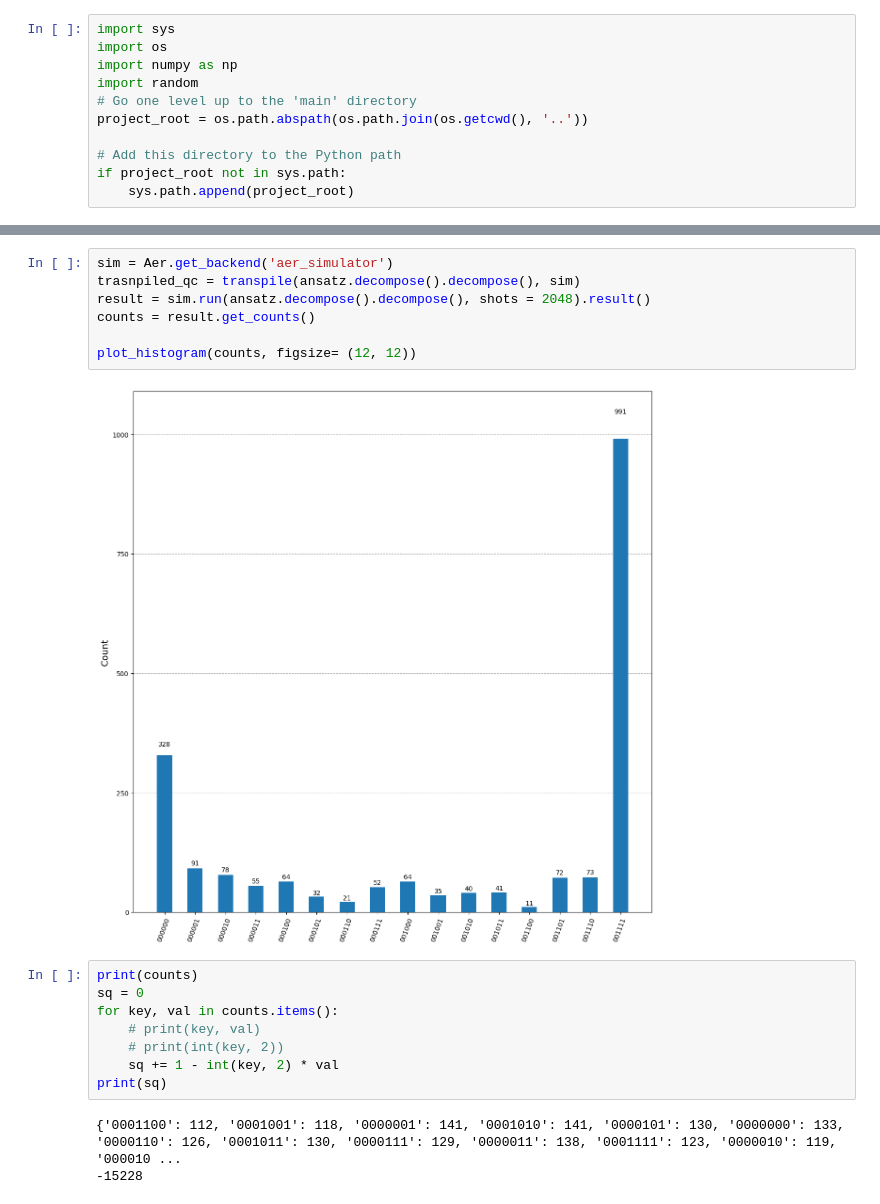
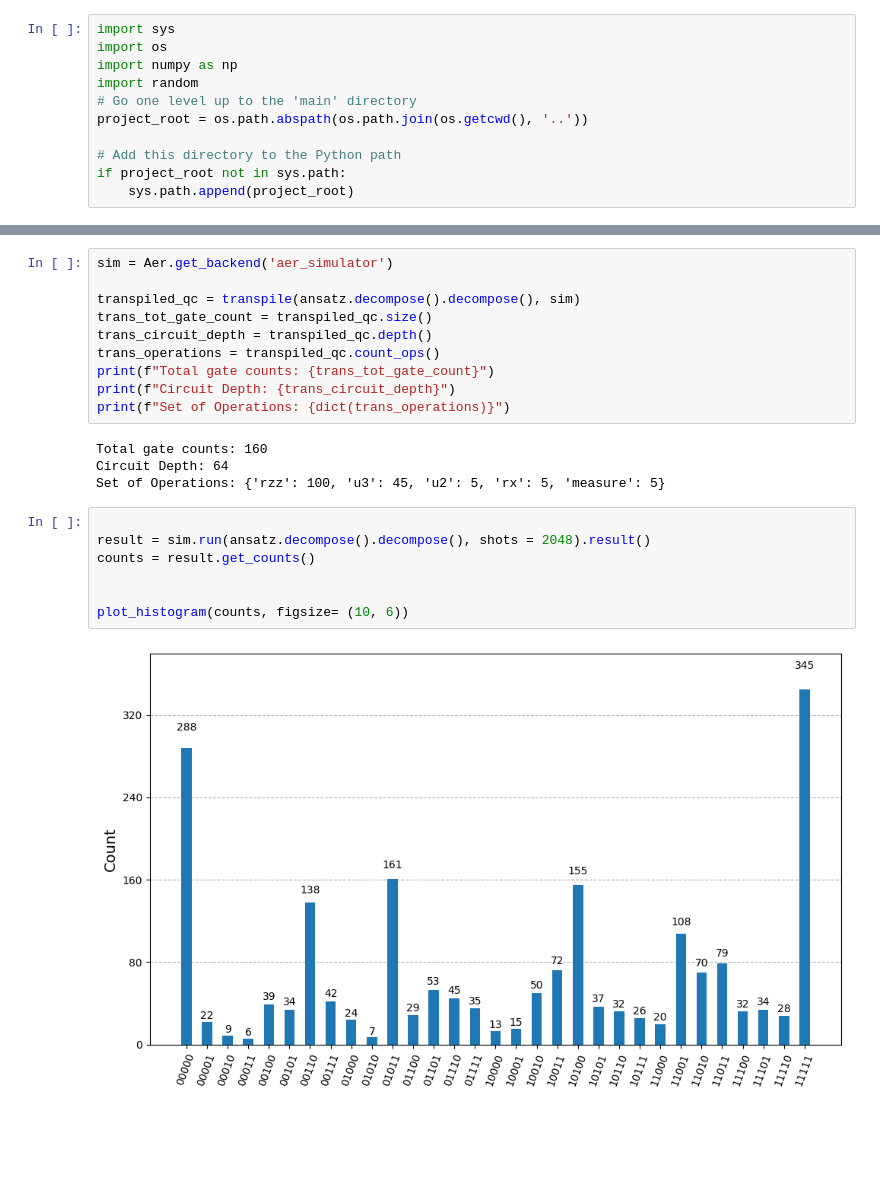
Before and after one commit to farhan2418/quantum_portfolio_optimization, a Jupyter notebook: main/notebooks/guided_hopping_rate.ipynb, the cells around one changed output, grey strips where cells are left out. Drawn from its saved outputs; the diff is of its cells as text; blank space fills up the shorter version.

```diff
--- a/main/notebooks/guided_hopping_rate.ipynb
+++ b/main/notebooks/guided_hopping_rate.ipynb
@@ -107,20 +54,23 @@ ansatz.measure(range(4), range(4))
 # %%
 sim = Aer.get_backend('aer_simulator')
-trasnpiled_qc = transpile(ansatz.decompose().decompose(), sim)
-result = sim.run(ansatz.decompose().decompose(), shots = 2048).result()
-counts = result.get_counts()
 
-plot_histogram(counts, figsize= (12, 12))
+transpiled_qc = transpile(ansatz.decompose().decompose(), sim)
+trans_tot_gate_count = transpiled_qc.size()
+trans_circuit_depth = transpiled_qc.depth()
+trans_operations = transpiled_qc.count_ops()
+print(f"Total gate counts: {trans_tot_gate_count}")
+print(f"Circuit Depth: {trans_circuit_depth}")
+print(f"Set of Operations: {dict(trans_operations)}")
 # %% [output]
-[figure, removed]
+Total gate counts: 160
+Circuit Depth: 64
+Set of Operations: {'rzz': 100, 'u3': 45, 'u2': 5, 'rx': 5, 'measure': 5}
-# %%
-print(counts)
-sq = 0
-for key, val in counts.items():
-    # print(key, val)
-    # print(int(key, 2))
-    sq += 1 - int(key, 2) * val
-print(sq)
-# %% [output]
-{'0001100': 112, '0001001': 118, '0000001': 141, '0001010': 141, '0000101': 130, '0000000': 133, '0000110': 126, '0001011': 130, '0000111': 129, '0000011': 138, '0001111': 123, '0000010': 119, '000010 ...
--15228
+# %%
+
+result = sim.run(ansatz.decompose().decompose(), shots = 2048).result()
+counts = result.get_counts()
+
+
+plot_histogram(counts, figsize= (10, 6))
+# %% [output]
+[figure, added]
```
Also changed, not shown: parts of 5 cells of this notebook, 2 other files.
